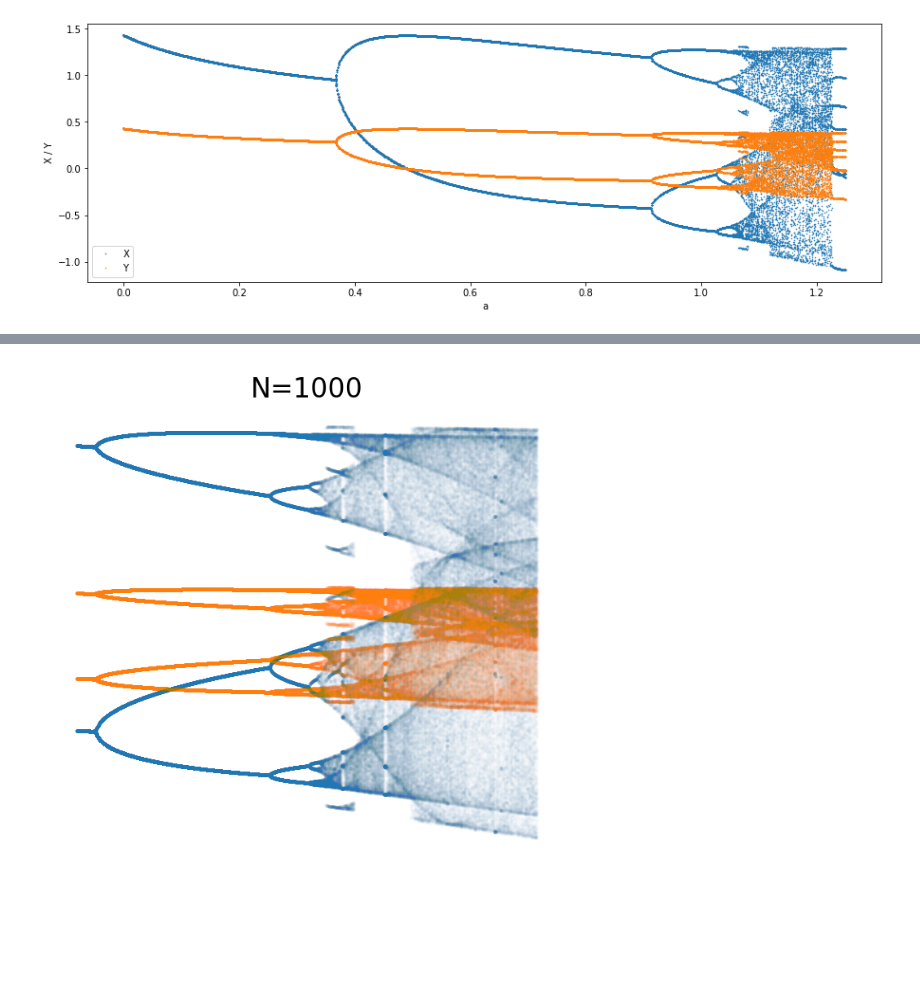
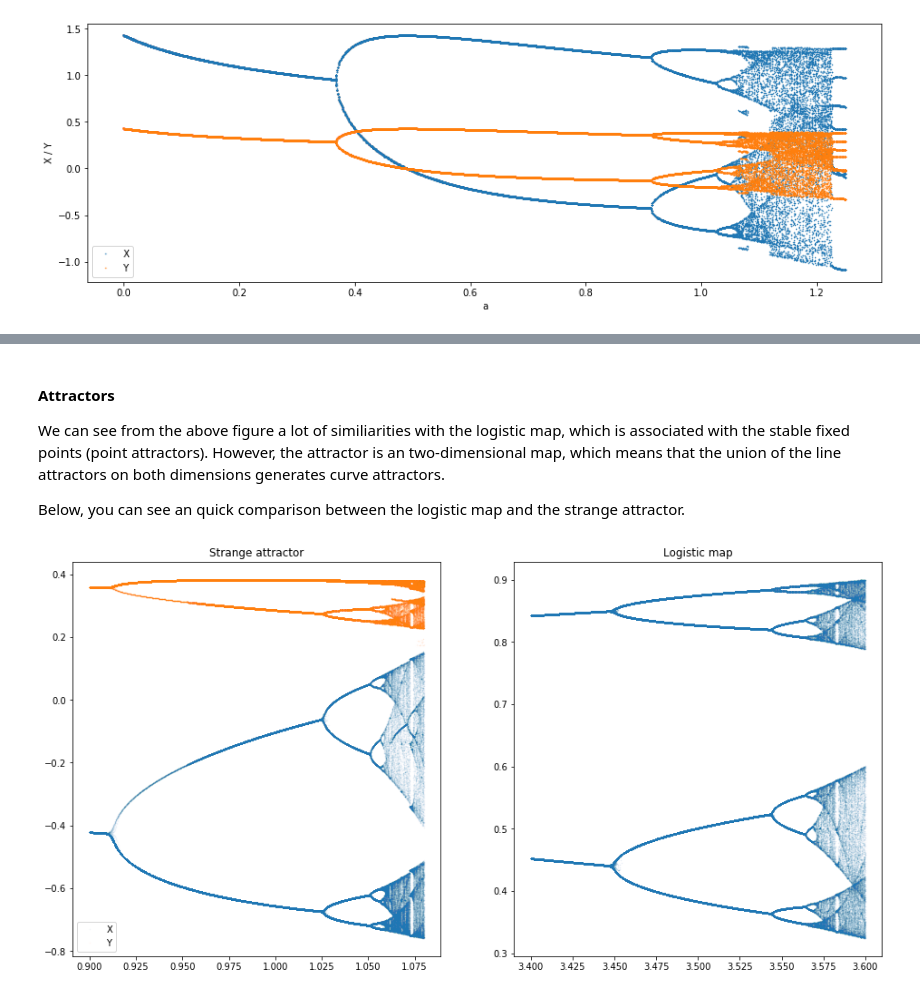
Before and after one commit to danlessa/sistemas-dinamicos-nao-lineares-, a Jupyter notebook: lista1/resolution.ipynb, the cells around one changed output, grey strips where cells are left out. Saved outputs shown, nothing was run; the diff lists cells and outputs as text; code cells hidden in the pictures; blank space fills up the shorter version.

```diff
--- a/lista1/resolution.ipynb
+++ b/lista1/resolution.ipynb
@@ -613,40 +617,50 @@ plt.show()
+# %% [markdown]
+#### Attractors
+
+We can see from the above figure a lot of similiarities with the logistic map, which is associated with the stable fixed points (point attractors). However, the attractor is an two-dimensional map, which means that the union of the line attractors on both dimensions generates curve attractors.
+
+Below, you can see an quick comparison between the logistic map and the strange attractor.
 # %%
-N = 1000
+N = 500
 N_x = 600
 N_y = 600
 N_a = 1000
 a_0 = 0.9
-a_f = 1.2
-X_0 = np.linspace(-2.5, 2.5, N_x)
-Y_0 = np.linspace(-2.5, 2.5, N_y)
+a_f = 1.08
+X_0 = np.linspace(0, 1.0, N_x)
+Y_0 = np.linspace(0, 1.0, N_y)
 A = np.linspace(a_0, a_f, N_a)
 b = 0.3
 
-
+fig, (ax1, ax2) = plt.subplots(ncols=2, nrows=1, figsize=(16, 8))
 points = []
 for a in A:
     (X, Y) = list(zip(*recursive_strange_map(X_0, Y_0, a, b, N)))
     x_f = X[-1]
     y_f = Y[-1]
     iteration_points = list(zip([a] * len(x_f), x_f, y_f))
     points += iteration_points
+A, X, Y = list(zip(*points))
 
-A, X, Y = list(zip(*points))
-A = np.array(A)
-X = np.array(X)
-Y = np.array(Y)
-inds = np.abs(X) < 2
-inds &= np.abs(Y) < 2
-A = A[inds]
-X = X[inds]
-Y = Y[inds]
+ax1.set_title("Strange attractor")
+ax1.plot(A, X, '.', markersize=1, label='X', alpha=0.05)
+ax1.plot(A, Y, '.', markersize=1, label='Y', alpha=0.05)
+ax1.legend()
 
-plt.figure(figsize=(4, 4), dpi=200, facecolor='white')
-plt.title("N={}".format(N))
-plt.plot(A, X, '.', markersize=1, label='X', alpha=0.01)
-plt.plot(A, Y, '.', markersize=1, label='Y', alpha=0.01)
-plt.axis('off')
-plt.ylim((-1.4, 1.4))
+points = []
+for a in np.linspace(3.4, 3.6, N_a):
+    x_f = list(recursive_logistic_map(X_0, a, N))[-1]
+    for x_i in x_f:
+        point = (a, x_i)
+        points.append(point)
+a, x = list(zip(*points))
+a = np.array(a)
+x = np.array(x)
+inds = x > 0.01
+x = x[inds]
+a = a[inds]
+ax2.set_title("Logistic map")
+ax2.plot(a, x, '.', alpha=0.05, markersize=1)
 plt.show()
 # %% [output]
-[figure, old version]
+[figure, new version]
```
Also changed, not shown: parts of 10 cells of this notebook, 2 other files.
